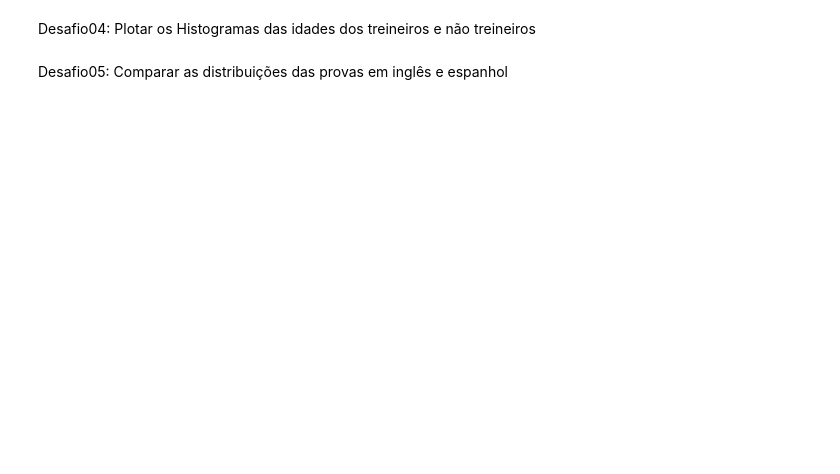
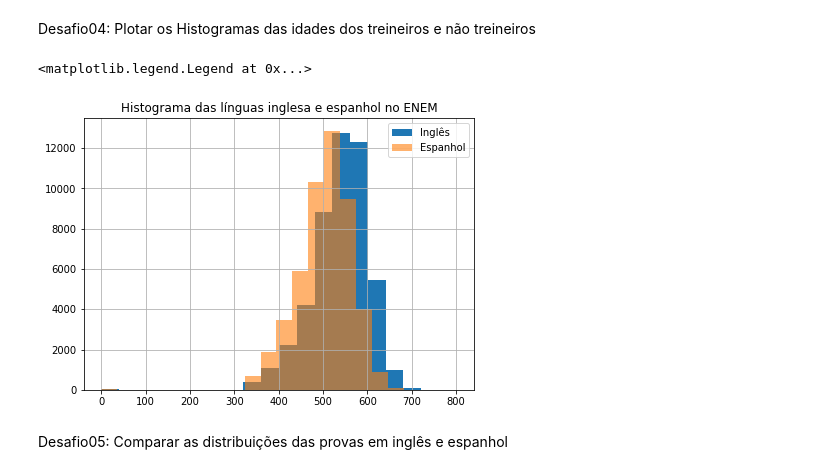
Before and after one commit to KaduMelo/imersao-dados, a Jupyter notebook: Aula1.ipynb, the cells around one changed output. Cells and saved outputs as stored; diff of their text form; code cells hidden in the pictures; blank space fills up the shorter version.

```diff
--- a/Aula1.ipynb
+++ b/Aula1.ipynb
@@ -134,4 +165,15 @@ Desafio03: Adicionar título no gráfico
 # %% [markdown]
 Desafio04: Plotar os Histogramas das idades dos treineiros e não treineiros
+# %%
+import matplotlib.pyplot as plt
+
+dados_treineiros = dados.query('TP_LINGUA == 0')['NU_NOTA_LC'].hist(bins=20, figsize=(7,5))
+dados_nao_treineiros = dados.query('TP_LINGUA == 1')['NU_NOTA_LC'].hist(bins=20, figsize=(7,5), alpha=0.6)
+
+plt.title("Histograma das línguas inglesa e espanhol no ENEM")
+plt.legend(['Inglês', 'Espanhol'])
+# %% [output]
+<matplotlib.legend.Legend at 0x...>
+[figure, added]
 # %% [markdown]
 Desafio05: Comparar as distribuições das provas em inglês e espanhol
```
Also changed, not shown: parts of 12 cells of this notebook.
